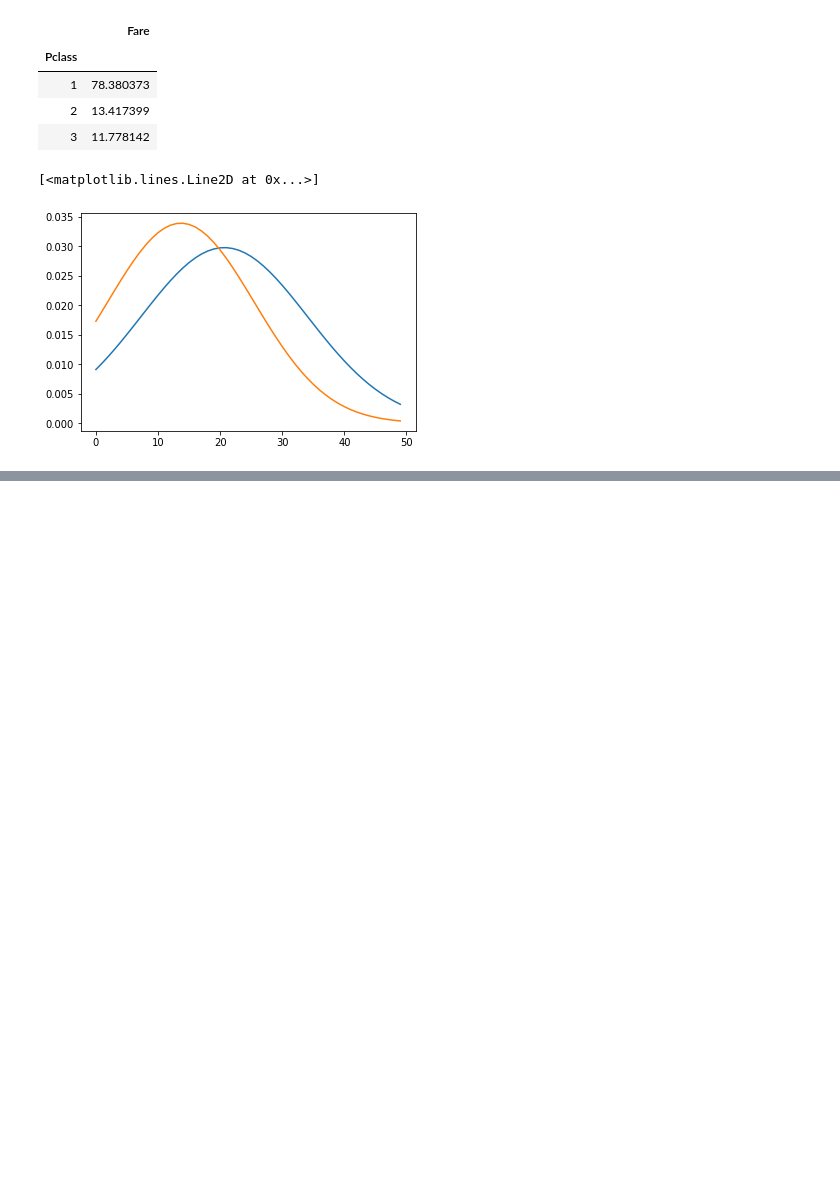
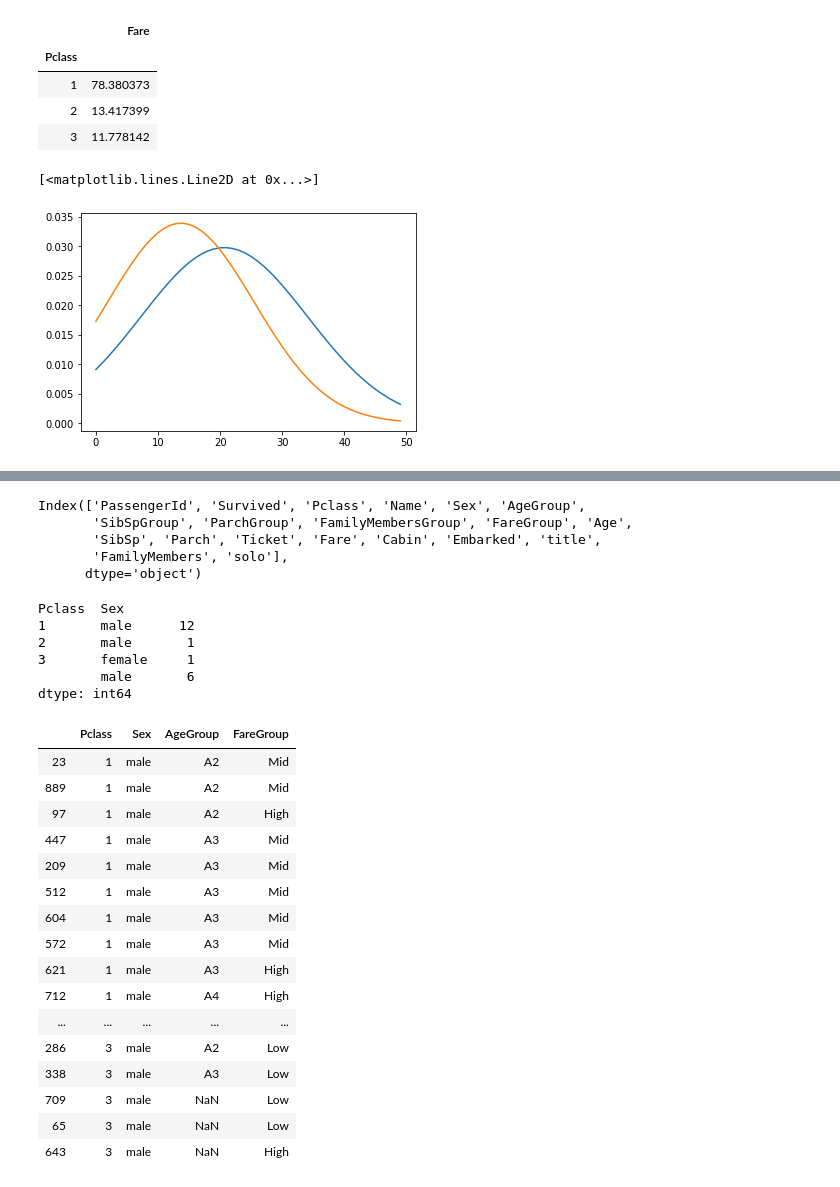
Before and after one commit to talele08/notebook, a Jupyter notebook: Titanic.ipynb, the cells around one changed output, grey strips where cells are left out. Drawn from its saved outputs; the diff is of its cells as text; code cells hidden in the pictures; blank space fills up the shorter version.

```diff
--- a/Titanic.ipynb
+++ b/Titanic.ipynb
@@ -215,4 +261,2 @@ X = ctEncoder.fit_transform(X)
 # %%
-#X_train, X_test, y_train, y_test = train_test_split(X, y, test_size=0.2, random_state=42)
-X_train = X
-y_train = y
+X_train, X_test, y_train, y_test = train_test_split(X, y, test_size=0.2, random_state=42)
@@ -223,9 +271,9 @@ X_pred = ctEncoder.transform(X_pred)
 # %%
 #np.where(pd.isnull(X_pred))
 # %%
-clf = RandomForestClassifier(max_depth=10, random_state=0)
-#clf = svm.SVC(C=10000,kernel='rbf',gamma=0.001)
-#clf = AdaBoostClassifier(n_estimators=40, random_state=0)
+#clf = RandomForestClassifier(max_depth=20, random_state=0)
+clf = svm.SVC(C=10000,kernel='rbf',gamma=0.001)
+#clf = AdaBoostClassifier(n_estimators=20, random_state=0)
 #clf = KNeighborsClassifier(n_neighbors=3)
 # %%
 #clf.fit(X_train,y_train)
@@ -254,0 +286,3 @@ res.to_csv(data_folder/"output.csv" , index=False)
+# %%
+y_test_pred= clf.predict(X_test)
+accuracy_score(y_test,y_test_pred)
@@ -261,4 +308,41 @@ NameError: name 'y_test' is not defined
 mask = ((y_test != y_test_pred) & (y_test == 1))
 falseNegative = y_test[mask].index
 # %%
-train_data.iloc[falseNegative]
+fn_df = train_data.iloc[falseNegative]
+# %%
+fn_df.columns
+# %% [output]
+Index(['PassengerId', 'Survived', 'Pclass', 'Name', 'Sex', 'AgeGroup',
+       'SibSpGroup', 'ParchGroup', 'FamilyMembersGroup', 'FareGroup', 'Age',
+       'SibSp', 'Parch', 'Ticket', 'Fare', 'Cabin', 'Embarked', 'title',
+       'FamilyMembers', 'solo'],
+      dtype='object')
+# %%
+fn_df.groupby(['Pclass','Sex']).size()
+# %% [output]
+Pclass  Sex
+1       male      12
+2       male       1
+3       female     1
+        male       6
+dtype: int64
+# %%
+fn_df[['Pclass','Sex','AgeGroup','FareGroup']].sort_values(['Pclass','Sex','AgeGroup','FareGroup'])
+# %% [output]
+|  | Pclass | Sex | AgeGroup | FareGroup |
+| 23 | 1 | male | A2 | Mid |
+| 889 | 1 | male | A2 | Mid |
+| 97 | 1 | male | A2 | High |
+| 447 | 1 | male | A3 | Mid |
+| 209 | 1 | male | A3 | Mid |
+| 512 | 1 | male | A3 | Mid |
+| 604 | 1 | male | A3 | Mid |
+| 572 | 1 | male | A3 | Mid |
+| 621 | 1 | male | A3 | High |
+| 712 | 1 | male | A4 | High |
+| ... | ... | ... | ... | ... |
+| 286 | 3 | male | A2 | Low |
+| 338 | 3 | male | A3 | Low |
+| 709 | 3 | male | NaN | Low |
+| 65 | 3 | male | NaN | Low |
+| 643 | 3 | male | NaN | High |
```
Also changed, not shown: parts of 40 cells of this notebook.
